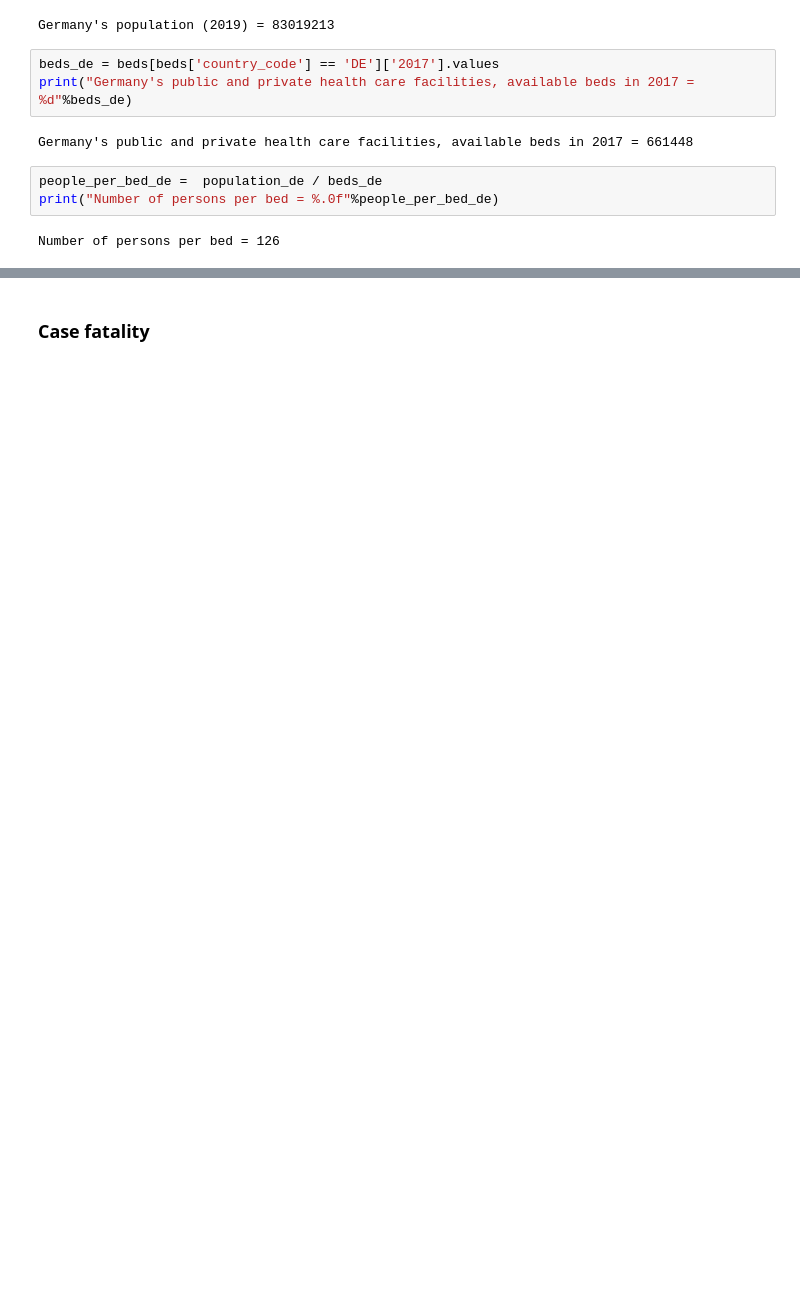
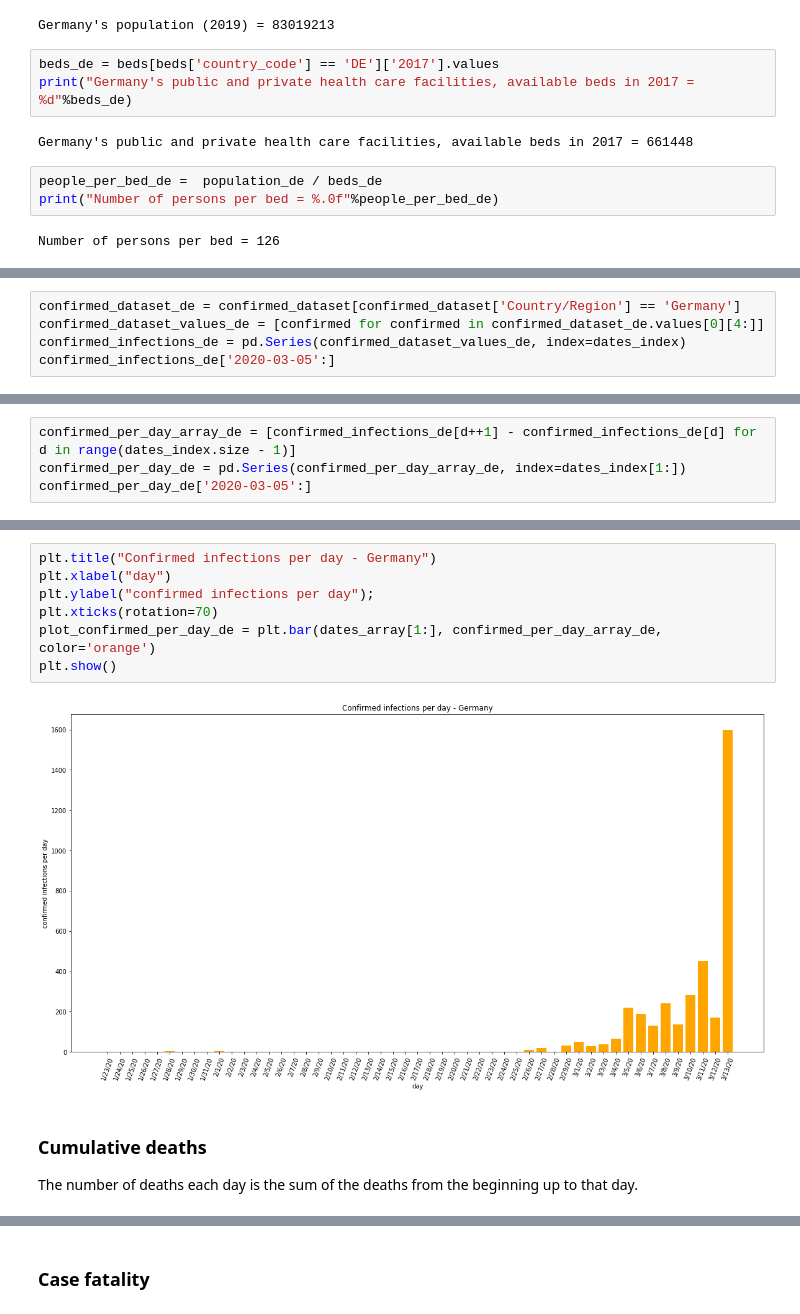
Before and after one commit to luigiselmi/datascience, a Jupyter notebook: python/covid19-monitoring-notebook.ipynb, the cells around one changed output, grey strips where cells are left out. Cells and saved outputs as stored; diff of their text form; blank space fills up the shorter version.

```diff
--- a/python/covid19-monitoring-notebook.ipynb
+++ b/python/covid19-monitoring-notebook.ipynb
@@ -135,0 +202,5 @@ confirmed_infections_germany.T # show data
+# %%
+confirmed_dataset_de = confirmed_dataset[confirmed_dataset['Country/Region'] == 'Germany']
+confirmed_dataset_values_de = [confirmed for confirmed in confirmed_dataset_de.values[0][4:]]
+confirmed_infections_de = pd.Series(confirmed_dataset_values_de, index=dates_index)
+confirmed_infections_de['2020-03-05':]
@@ -135,0 +221,4 @@ confirmed_infections_germany.T # show data
+# %%
+confirmed_per_day_array_de = [confirmed_infections_de[d++1] - confirmed_infections_de[d] for d in range(dates_index.size - 1)]
+confirmed_per_day_de = pd.Series(confirmed_per_day_array_de, index=dates_index[1:])
+confirmed_per_day_de['2020-03-05':]
@@ -135,0 +236,12 @@ confirmed_infections_germany.T # show data
+# %%
+plt.title("Confirmed infections per day - Germany")
+plt.xlabel("day")
+plt.ylabel("confirmed infections per day");
+plt.xticks(rotation=70)
+plot_confirmed_per_day_de = plt.bar(dates_array[1:], confirmed_per_day_array_de, color='orange')
+plt.show()
+# %% [output]
+[figure, added]
+# %% [markdown]
+### Cumulative deaths
+The number of deaths each day is the sum of the deaths from the beginning up to that day.
```
Also changed, not shown: parts of 100 cells of this notebook.
